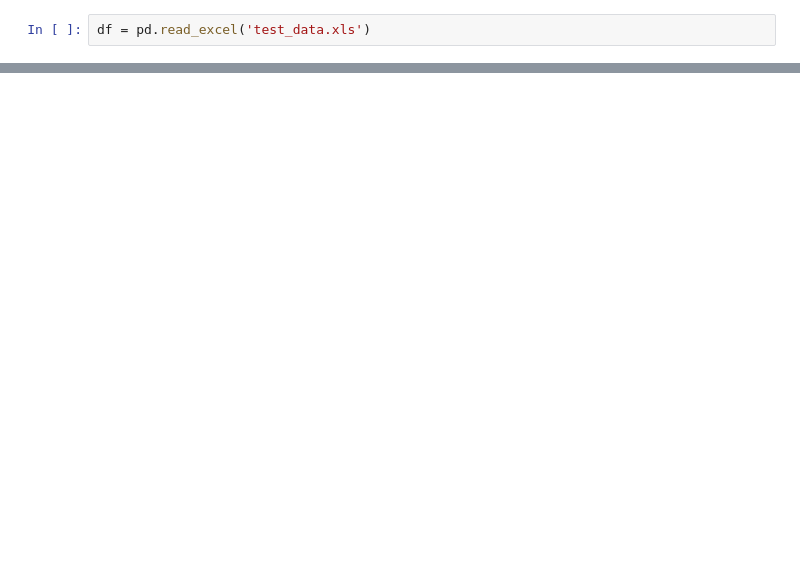
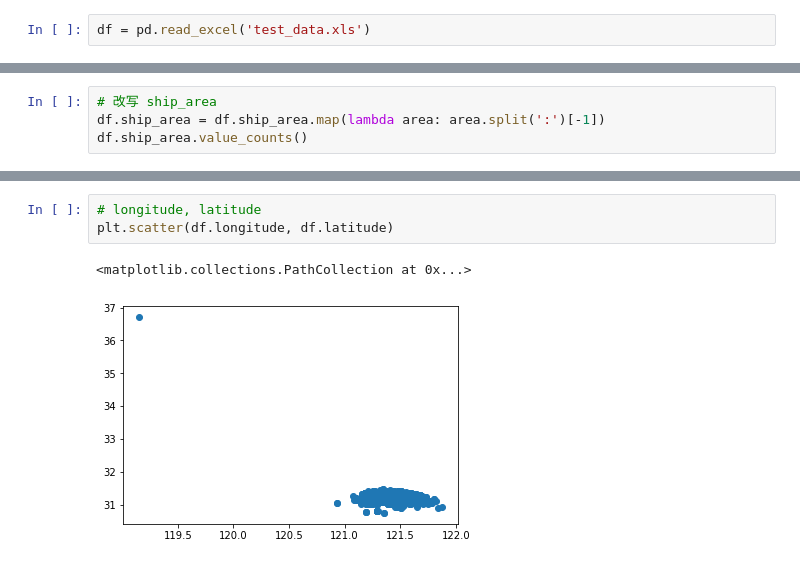
Before and after one commit to hugolu/learn-data-analysis, a Jupyter notebook: try-exploration.ipynb, the cells around one changed output, grey strips where cells are left out. Saved outputs shown, nothing was run; the diff lists cells and outputs as text; blank space fills up the shorter version.

```diff
--- a/try-exploration.ipynb
+++ b/try-exploration.ipynb
@@ -207,0 +376,4 @@ Name: shipping, dtype: int64
+# %%
+# 改写 ship_area
+df.ship_area = df.ship_area.map(lambda area: area.split(':')[-1])
+df.ship_area.value_counts()
@@ -207,0 +665,6 @@ Name: shipping, dtype: int64
+# %%
+# longitude, latitude
+plt.scatter(df.longitude, df.latitude)
+# %% [output]
+<matplotlib.collections.PathCollection at 0x...>
+[figure, added]
```
Also changed, not shown: parts of 125 cells of this notebook.
